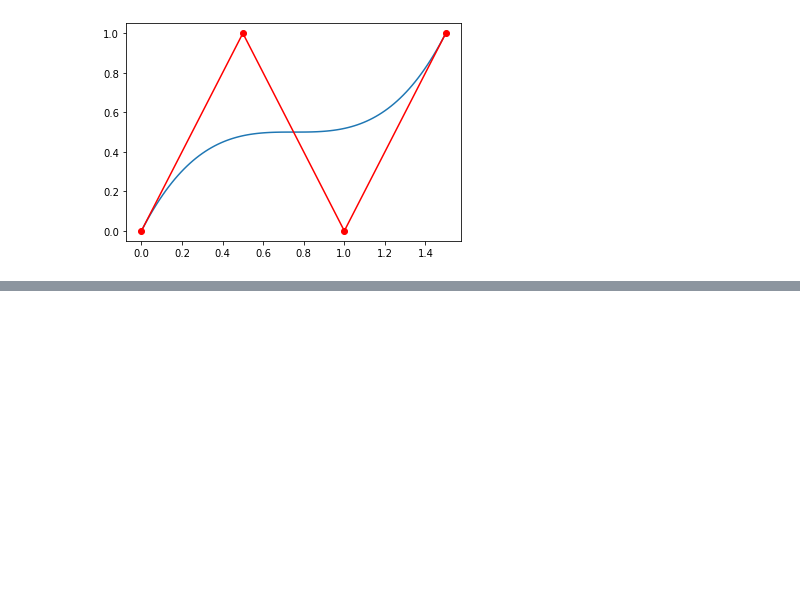
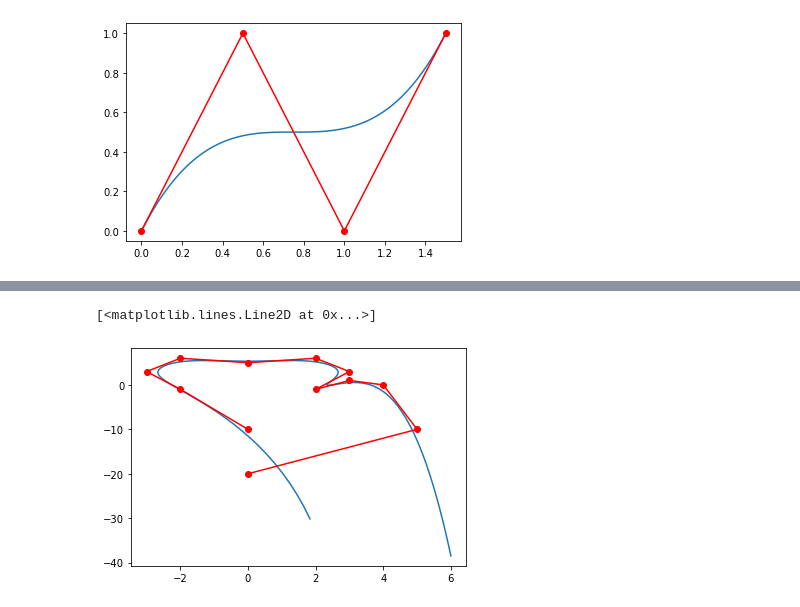
Before and after one commit to mgomezandreu/sandbox, a Jupyter notebook: spline_trajectory_optimization/traj_optim.ipynb, the cells around one changed output, grey strips where cells are left out. Drawn from its saved outputs; the diff is of its cells as text; code cells hidden in the pictures; blank space fills up the shorter version.

```diff
--- a/spline_trajectory_optimization/traj_optim.ipynb
+++ b/spline_trajectory_optimization/traj_optim.ipynb
@@ -244,0 +430,26 @@ Total number of inequality constraints...............:      100
+# %%
+# vectorize the basis function
+def basis_function_mat(ts, n_control_points, n_knots):
+    mat = np.zeros((ts.shape[0], n_control_points))
+    for i, t in enumerate(ts):
+        offset = max(min(int(np.floor(t)), n_knots -1),0)
+        u = t - offset
+        mat[i][offset: offset + 4] = basis_function(u)
+
+    return mat
+# %%
+control_points = np.array([[0,-10], [-2,-1], [-3,3],[-2,6], [0,5], [2,6], [3,3], [2,-1], [3,1], [4,0], [5,-10], [0,-20]])
+knots = [0,1,2,3,4,5,6,7]
+
+curve = np.zeros((100, 2))
+ts = np.linspace(-2, 10, 100)
+
+basis = basis_function_mat(ts,12, 8)
+curve = basis @ control_points
+
+
+plt.plot(curve[:,0], curve[:,1], label="B-spline curve")
+plt.plot(control_points[:,0], control_points[:,1], "ro-")
+# %% [output]
+[<matplotlib.lines.Line2D at 0x...>]
+[figure, added]
```
Also changed, not shown: parts of 10 cells of this notebook.
